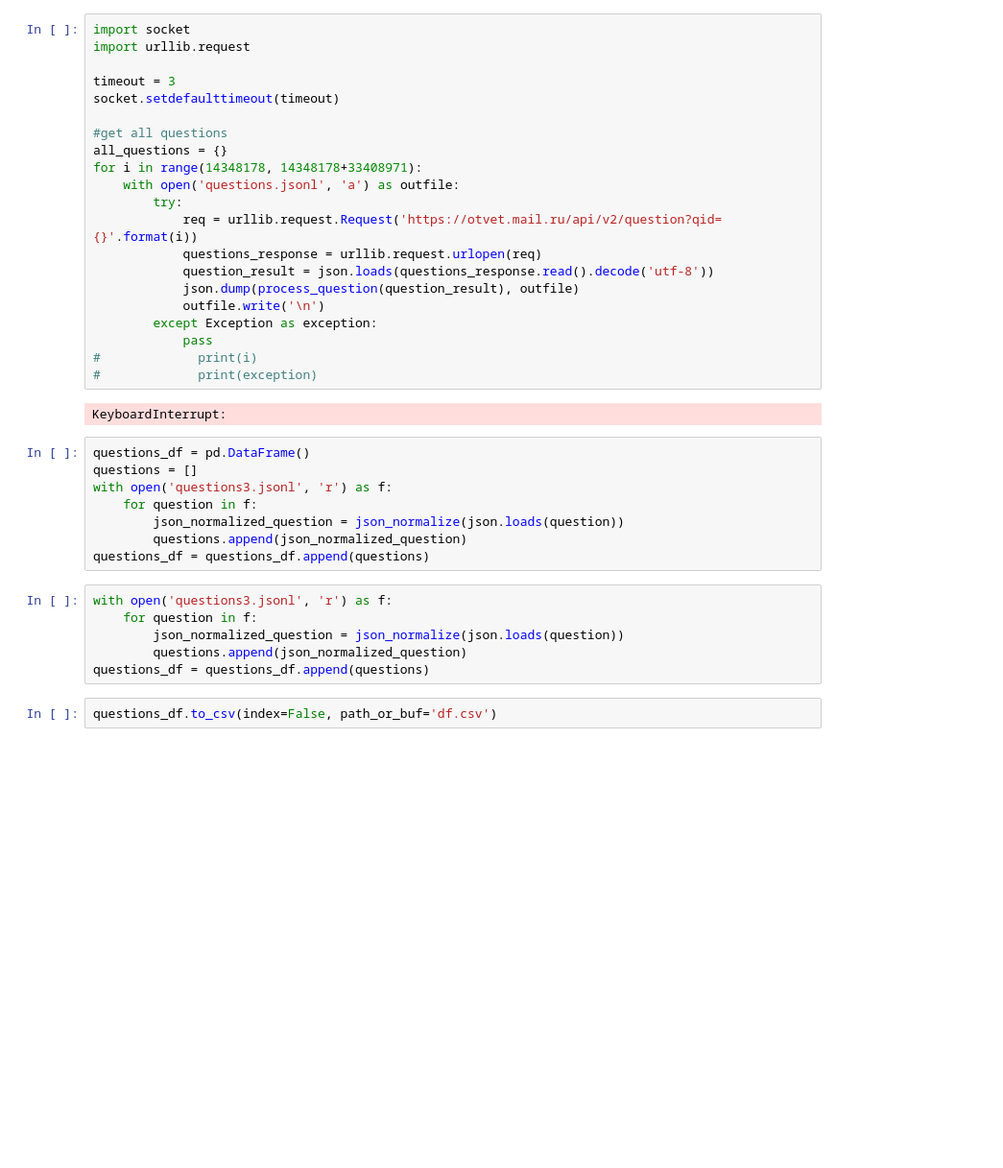
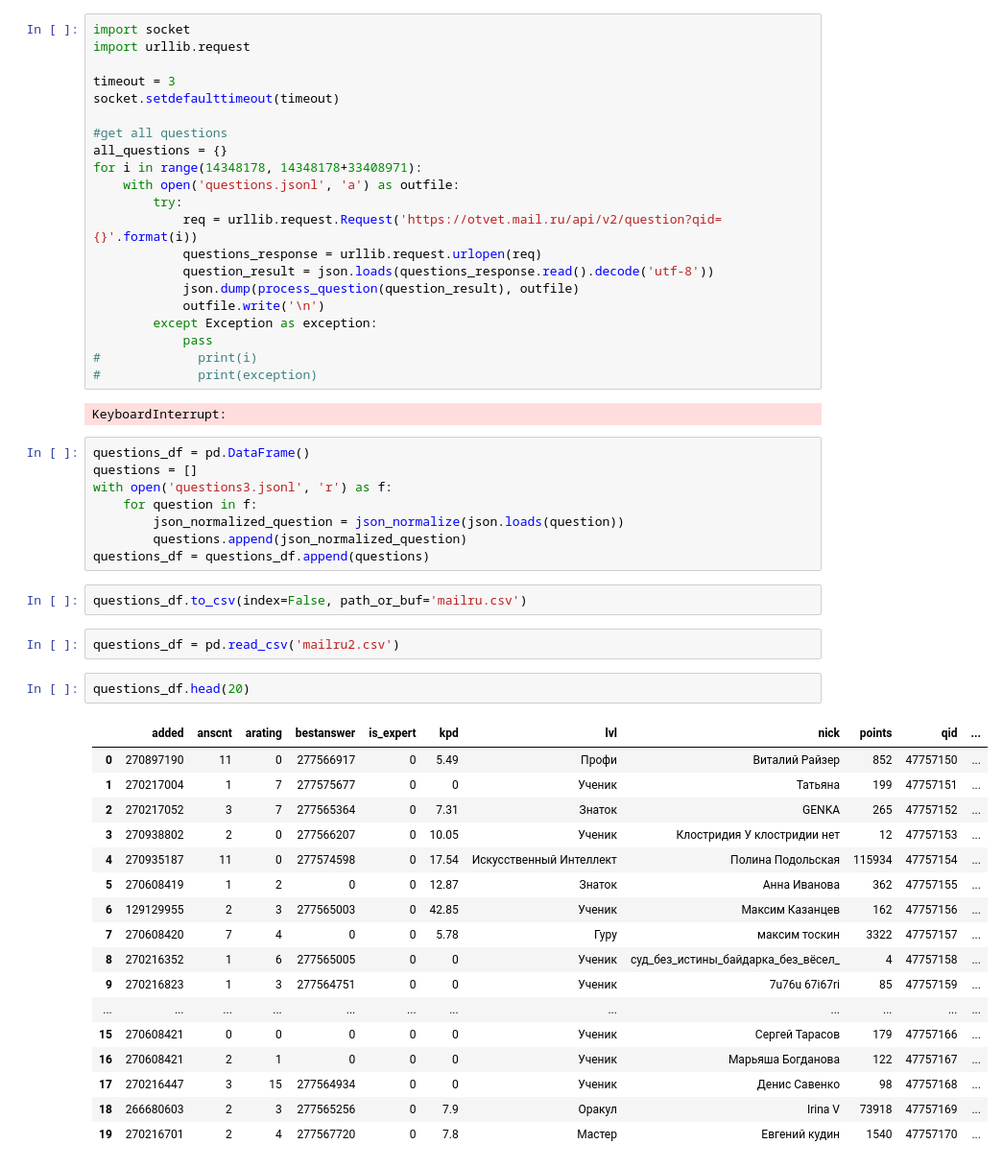
Before and after one commit to tolya231/questions-answers-services, a Jupyter notebook: mail.ru/mailru.ipynb, the cells around one changed output. Shown at 96% size. Saved outputs shown, nothing was run; the diff lists cells and outputs as text; blank space fills up the shorter version.

```diff
--- a/mail.ru/mailru.ipynb
+++ b/mail.ru/mailru.ipynb
@@ -46,11 +46,27 @@ with open('questions3.jsonl', 'r') as f:
         json_normalized_question = json_normalize(json.loads(question))
         questions.append(json_normalized_question)
 questions_df = questions_df.append(questions)
-# %%
-with open('questions3.jsonl', 'r') as f:
-    for question in f:
-        json_normalized_question = json_normalize(json.loads(question))
-        questions.append(json_normalized_question)
-questions_df = questions_df.append(questions)
 # %%
-questions_df.to_csv(index=False, path_or_buf='df.csv')
+questions_df.to_csv(index=False, path_or_buf='mailru.csv')
+# %%
+questions_df = pd.read_csv('mailru2.csv')
+# %%
+questions_df.head(20)
+# %% [output]
+|  | added | anscnt | arating | bestanswer | is_expert | kpd | lvl | nick | points | qid | ... |
+| 0 | 270897190 | 11 | 0 | 277566917 | 0 | 5.49 | Профи | Виталий Райзер | 852 | 47757150 | ... |
+| 1 | 270217004 | 1 | 7 | 277575677 | 0 | 0 | Ученик | Татьяна | 199 | 47757151 | ... |
+| 2 | 270217052 | 3 | 7 | 277565364 | 0 | 7.31 | Знаток | GENKA | 265 | 47757152 | ... |
+| 3 | 270938802 | 2 | 0 | 277566207 | 0 | 10.05 | Ученик | Клостридия У клостридии нет | 12 | 47757153 | ... |
+| 4 | 270935187 | 11 | 0 | 277574598 | 0 | 17.54 | Искусственный Интеллект | Полина Подольская | 115934 | 47757154 | ... |
+| 5 | 270608419 | 1 | 2 | 0 | 0 | 12.87 | Знаток | Анна Иванова | 362 | 47757155 | ... |
+| 6 | 129129955 | 2 | 3 | 277565003 | 0 | 42.85 | Ученик | Максим Казанцев | 162 | 47757156 | ... |
+| 7 | 270608420 | 7 | 4 | 0 | 0 | 5.78 | Гуру | максим тоскин | 3322 | 47757157 | ... |
+| 8 | 270216352 | 1 | 6 | 277565005 | 0 | 0 | Ученик | суд_без_истины_байдарка_без_вёсел_ | 4 | 47757158 | ... |
+| 9 | 270216823 | 1 | 3 | 277564751 | 0 | 0 | Ученик | 7u76u 67i67ri | 85 | 47757159 | ... |
+| ... | ... | ... | ... | ... | ... | ... | ... | ... | ... | ... | ... |
+| 15 | 270608421 | 0 | 0 | 0 | 0 | 0 | Ученик | Сергей Тарасов | 179 | 47757166 | ... |
+| 16 | 270608421 | 2 | 1 | 0 | 0 | 0 | Ученик | Марьяша Богданова | 122 | 47757167 | ... |
+| 17 | 270216447 | 3 | 15 | 277564934 | 0 | 0 | Ученик | Денис Савенко | 98 | 47757168 | ... |
+| 18 | 266680603 | 2 | 3 | 277565256 | 0 | 7.9 | Оракул | Irina V | 73918 | 47757169 | ... |
+| 19 | 270216701 | 2 | 4 | 277567720 | 0 | 7.8 | Мастер | Евгений кудин | 1540 | 47757170 | ... |
```
Also changed, not shown: parts of 5 cells of this notebook, 1 other file.
